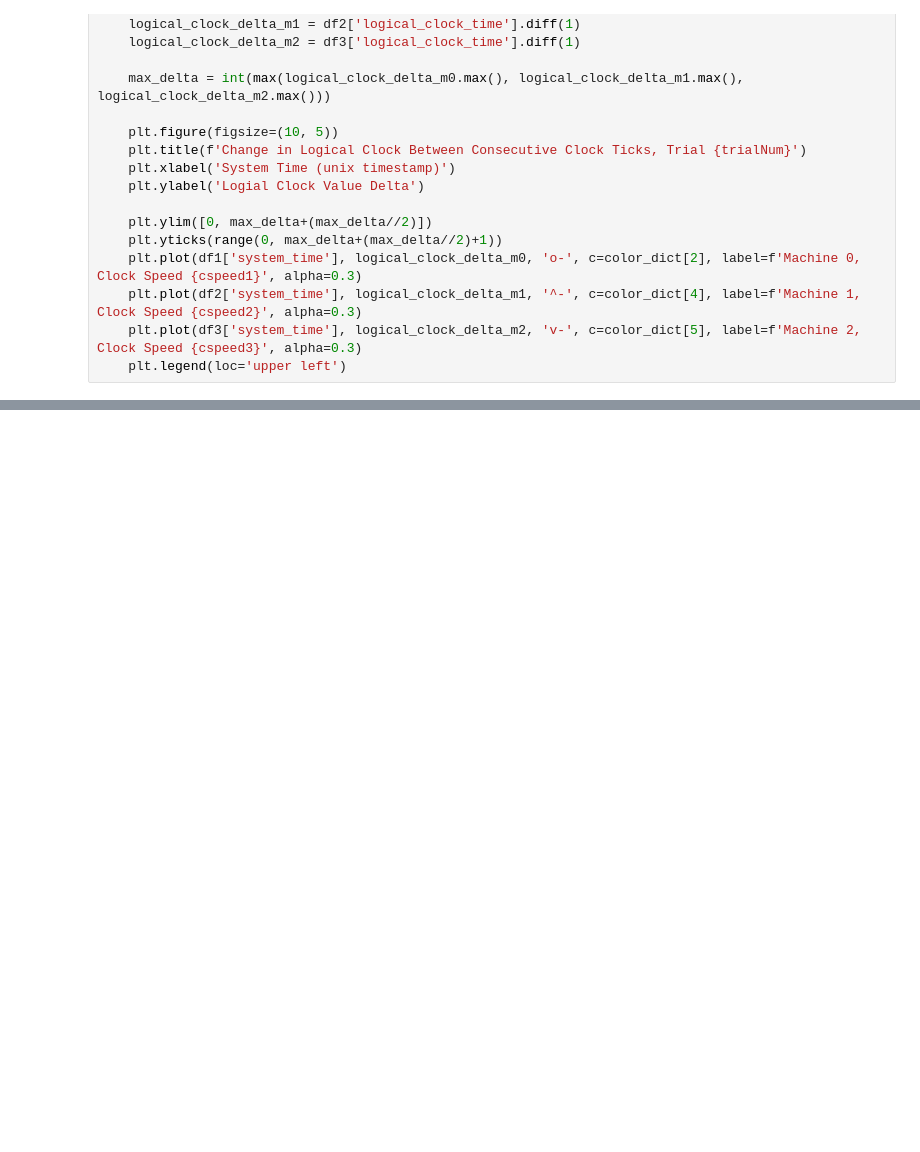
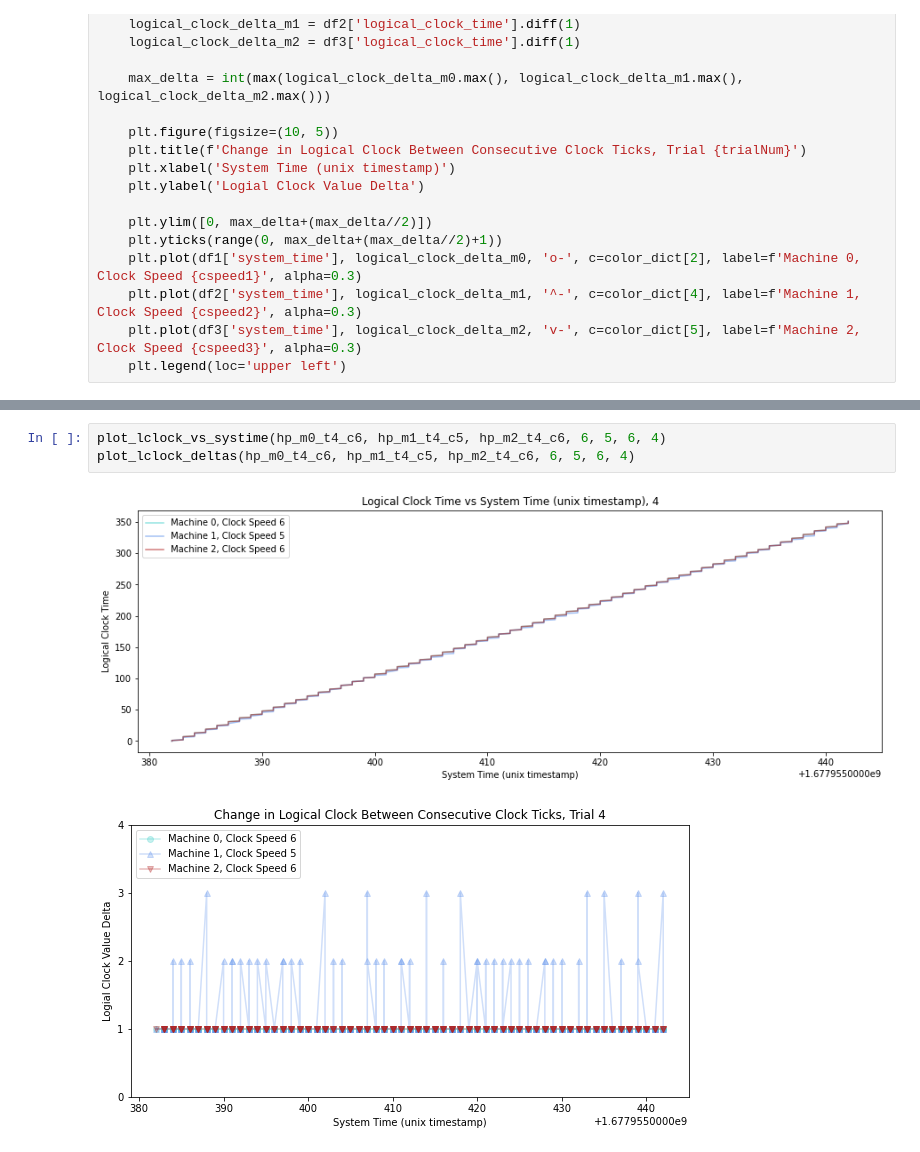
Before and after one commit to carolynwanf/CS262-logical-clocks, a Jupyter notebook: logicalClockAnalysis.ipynb, the cells around one changed output, grey strips where cells are left out. Cells and saved outputs as stored; diff of their text form; blank space fills up the shorter version.

```diff
--- a/logicalClockAnalysis.ipynb
+++ b/logicalClockAnalysis.ipynb
@@ -101,0 +145,6 @@ plot_lclock_deltas(m0_t5_c1, m1_t5_c6, m2_t5_c1, 1, 6, 1, 5)
+# %%
+plot_lclock_vs_systime(hp_m0_t4_c6, hp_m1_t4_c5, hp_m2_t4_c6, 6, 5, 6, 4)
+plot_lclock_deltas(hp_m0_t4_c6, hp_m1_t4_c5, hp_m2_t4_c6, 6, 5, 6, 4)
+# %% [output]
+[figure, added]
+[figure, added]
```
Also changed, not shown: parts of 11 cells of this notebook, 14 other files.
